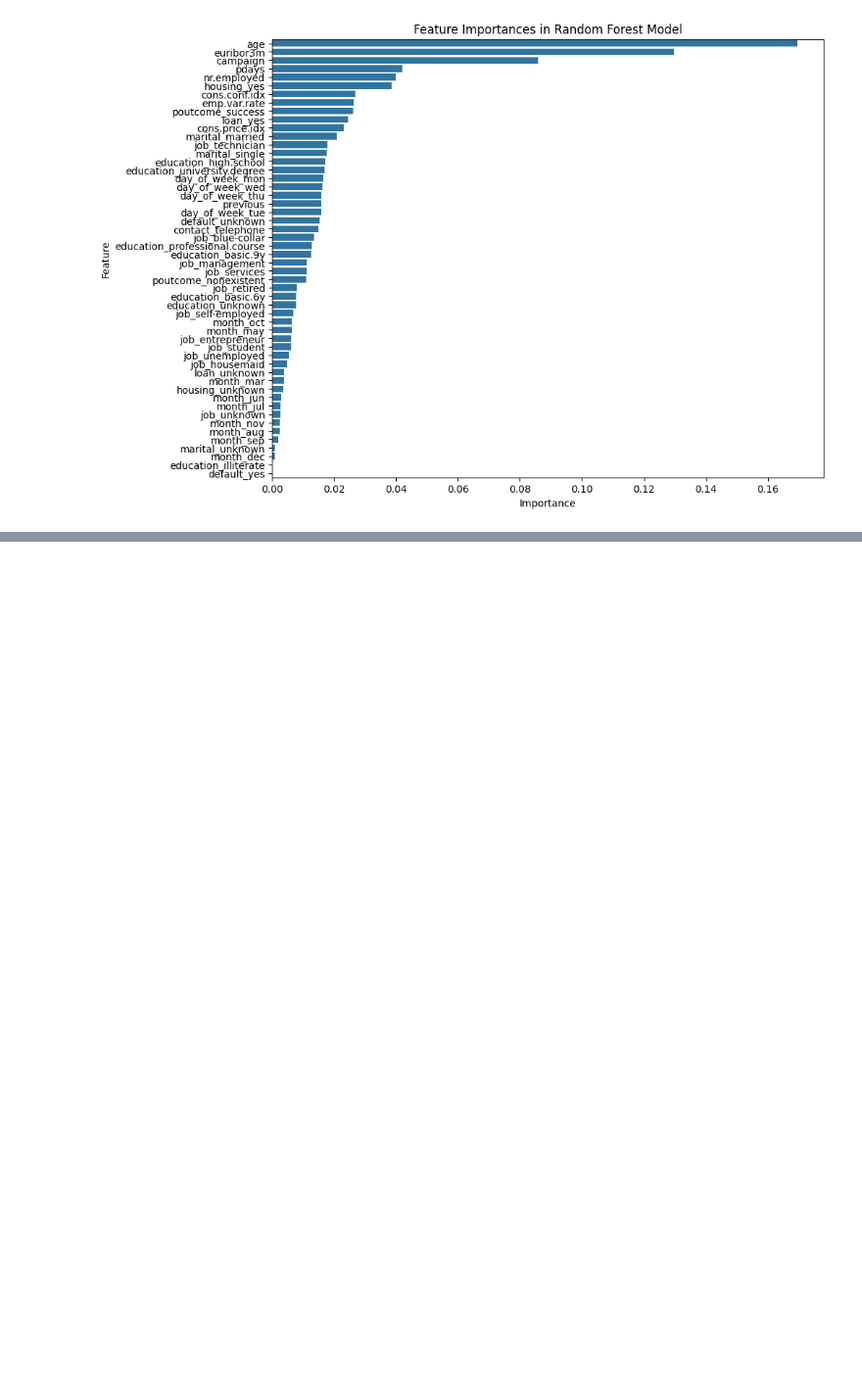
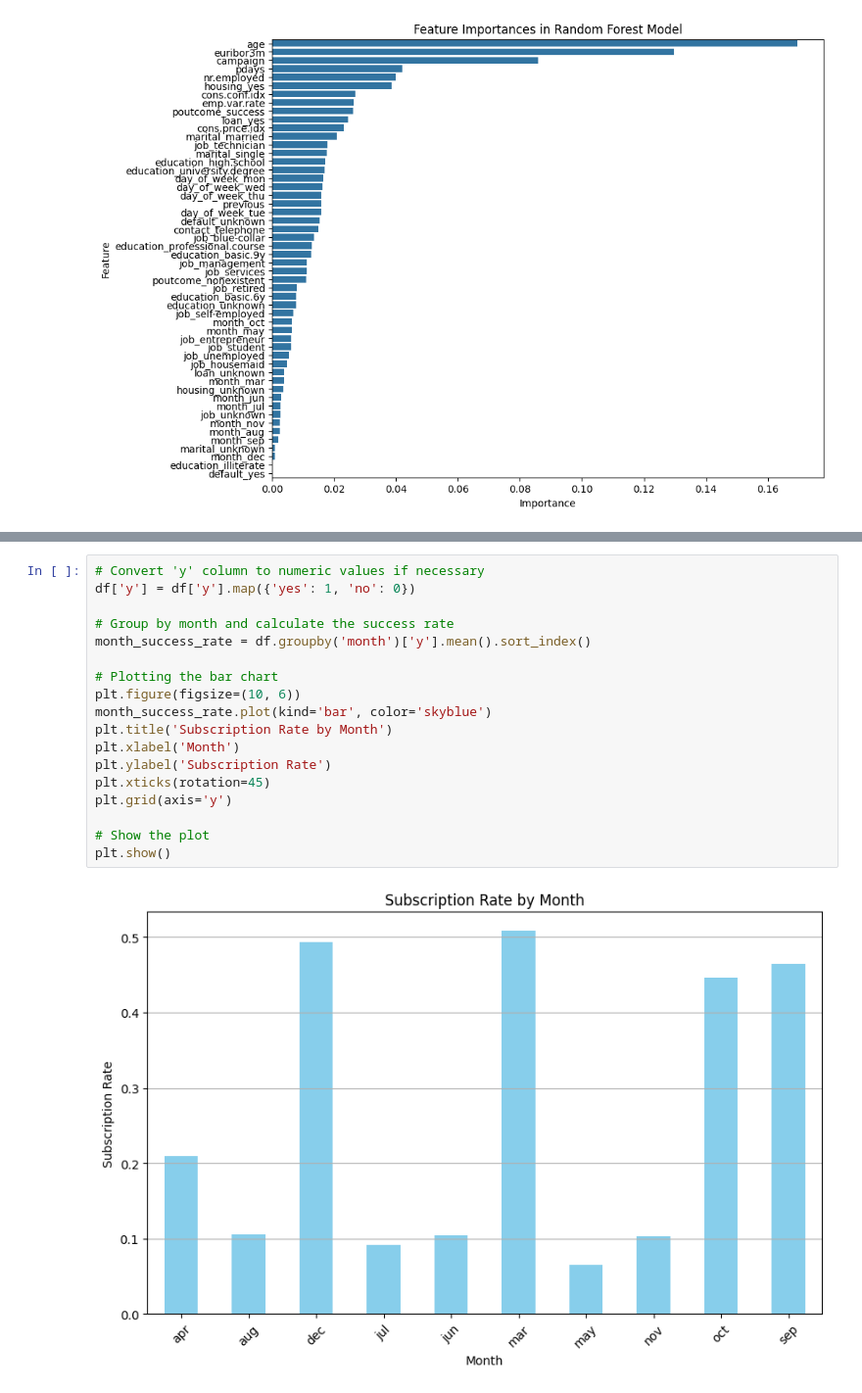
Before and after one commit to levi-wj/bank_case_study, a Jupyter notebook: josh_starter_bank.ipynb, the cells around one changed output, grey strips where cells are left out. Shown at 98% size. Saved outputs shown, nothing was run; the diff lists cells and outputs as text; blank space fills up the shorter version.

```diff
--- a/josh_starter_bank.ipynb
+++ b/josh_starter_bank.ipynb
@@ -253,0 +249,20 @@ weighted avg       0.87      0.89      0.87      7414
+# %%
+# Convert 'y' column to numeric values if necessary
+df['y'] = df['y'].map({'yes': 1, 'no': 0})
+
+# Group by month and calculate the success rate
+month_success_rate = df.groupby('month')['y'].mean().sort_index()
+
+# Plotting the bar chart
+plt.figure(figsize=(10, 6))
+month_success_rate.plot(kind='bar', color='skyblue')
+plt.title('Subscription Rate by Month')
+plt.xlabel('Month')
+plt.ylabel('Subscription Rate')
+plt.xticks(rotation=45)
+plt.grid(axis='y')
+
+# Show the plot
+plt.show()
+# %% [output]
+[figure, added]
```
Also changed, not shown: parts of 6 cells of this notebook, 1 other file.
